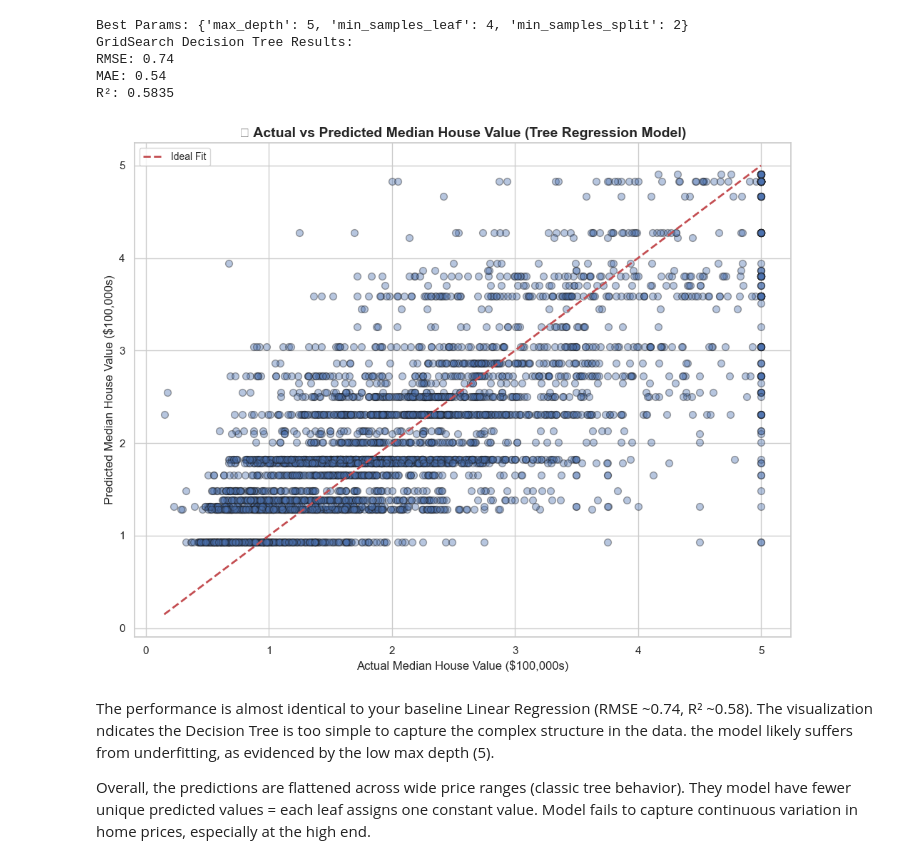
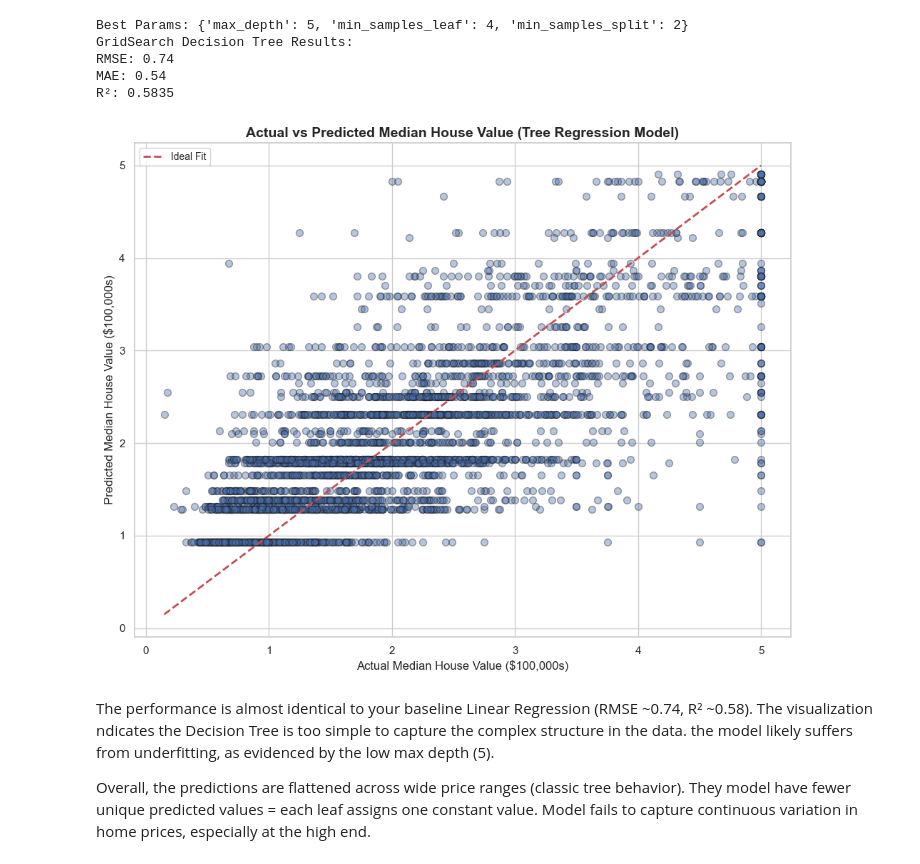
Before and after one commit to nguyen010103/California-house-pricing-prediction, a Jupyter notebook: notebooks/03_data_training.ipynb, the cells around one changed output. Saved outputs shown, nothing was run; the diff lists cells and outputs as text; code cells hidden in the pictures.

```diff
--- a/notebooks/03_data_training.ipynb
+++ b/notebooks/03_data_training.ipynb
@@ -170,25 +170,25 @@ R²: 0.5835
 # %%
 import matplotlib.pyplot as plt
 import seaborn as sns
 
 # Seaborn style
 sns.set(style="whitegrid")
 
 # Plot
 plt.figure(figsize=(10, 8))
 plt.scatter(y_tr_test, y_tr_pred, alpha=0.4, edgecolor='k', s=50)
 plt.plot([y_test.min(), y_test.max()], [y_test.min(), y_test.max()], 'r--', lw=2, label='Ideal Fit')
 
-plt.title("🏡 Actual vs Predicted Median House Value (Tree Regression Model)", fontsize=14, weight='bold')
+plt.title("Actual vs Predicted Median House Value (Tree Regression Model)", fontsize=14, weight='bold')
 plt.xlabel("Actual Median House Value ($100,000s)", fontsize=12)
 plt.ylabel("Predicted Median House Value ($100,000s)", fontsize=12)
 plt.legend(fontsize=10)
 plt.tight_layout()
 
 plt.savefig('/Users/anhnguyendo/Documents/Python machine learning/Cali housing price project/California-house-pricing-prediction/figures/Actual_vs_Predicted_House_Value_using_Tree_Regression_model.png')
 plt.show()
 # %% [output]
-[figure, old version]
+[figure, new version]
 # %% [markdown]
 The performance is almost identical to your baseline Linear Regression (RMSE ~0.74, R² ~0.58). The visualization ndicates the Decision Tree is too simple to capture the complex structure in the data. the model likely suffers from underfitting, as evidenced by the low max depth (5).
 
```
Also changed, not shown: parts of 2 cells of this notebook, 3 other files.
